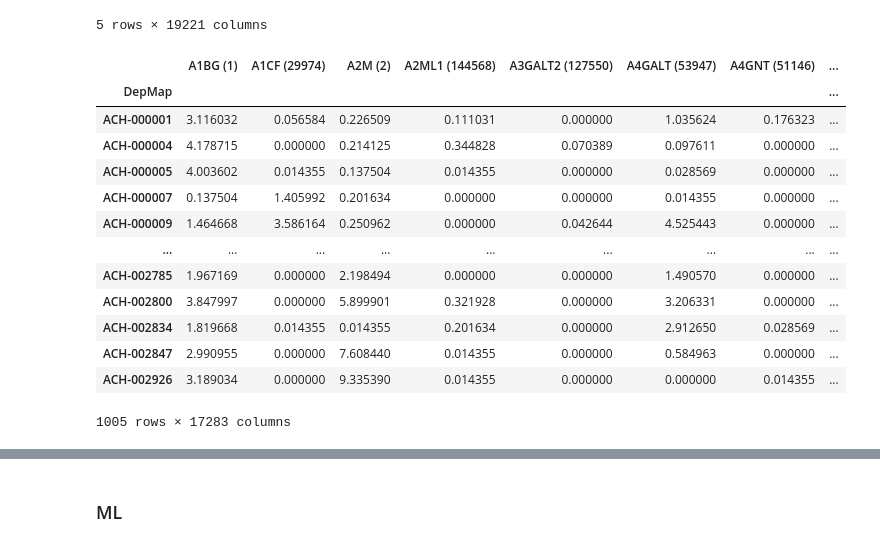
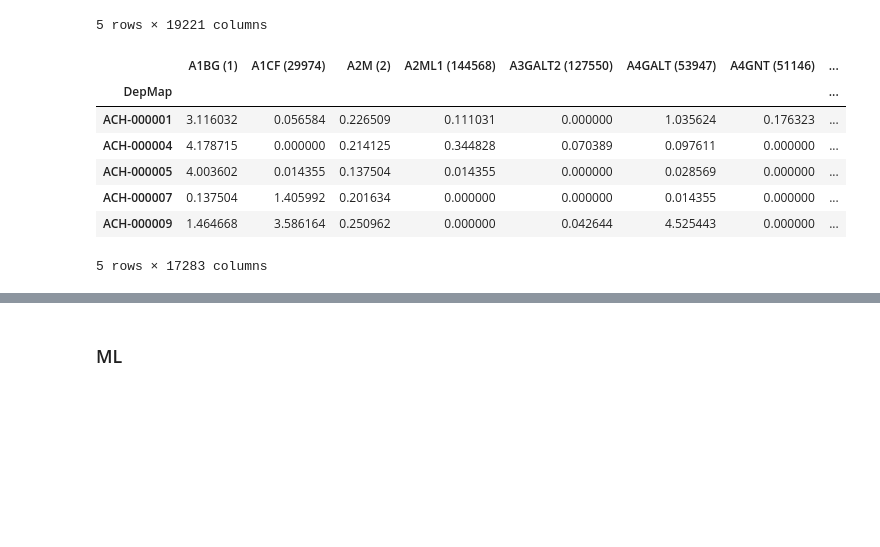
Before and after one commit to MatDagommer/crispr-genomics, a Jupyter notebook: data exploring.ipynb, the cells around one changed output, grey strips where cells are left out. Saved outputs shown, nothing was run; the diff lists cells and outputs as text; code cells hidden in the pictures; blank space fills up the shorter version.

```diff
--- a/data exploring.ipynb
+++ b/data exploring.ipynb
@@ -202,19 +211,13 @@ rows = intersection(rows1, rows2)
 gene_expression = gene_expression.reindex(index = sorted(rows))
 gene_effect = gene_effect.reindex(index = sorted(rows))
 # %%
-gene_expression
+gene_expression.head()
 # %% [output]
 |  | A1BG (1) | A1CF (29974) | A2M (2) | A2ML1 (144568) | A3GALT2 (127550) | A4GALT (53947) | A4GNT (51146) | ... |
 | DepMap |  |  |  |  |  |  |  | ... |
 | ACH-000001 | 3.116032 | 0.056584 | 0.226509 | 0.111031 | 0.000000 | 1.035624 | 0.176323 | ... |
 | ACH-000004 | 4.178715 | 0.000000 | 0.214125 | 0.344828 | 0.070389 | 0.097611 | 0.000000 | ... |
 | ACH-000005 | 4.003602 | 0.014355 | 0.137504 | 0.014355 | 0.000000 | 0.028569 | 0.000000 | ... |
 | ACH-000007 | 0.137504 | 1.405992 | 0.201634 | 0.000000 | 0.000000 | 0.014355 | 0.000000 | ... |
 | ACH-000009 | 1.464668 | 3.586164 | 0.250962 | 0.000000 | 0.042644 | 4.525443 | 0.000000 | ... |
-| ... | ... | ... | ... | ... | ... | ... | ... | ... |
-| ACH-002785 | 1.967169 | 0.000000 | 2.198494 | 0.000000 | 0.000000 | 1.490570 | 0.000000 | ... |
-| ACH-002800 | 3.847997 | 0.000000 | 5.899901 | 0.321928 | 0.000000 | 3.206331 | 0.000000 | ... |
-| ACH-002834 | 1.819668 | 0.014355 | 0.014355 | 0.201634 | 0.000000 | 2.912650 | 0.028569 | ... |
-| ACH-002847 | 2.990955 | 0.000000 | 7.608440 | 0.014355 | 0.000000 | 0.584963 | 0.000000 | ... |
-| ACH-002926 | 3.189034 | 0.000000 | 9.335390 | 0.014355 | 0.000000 | 0.000000 | 0.014355 | ... |
-1005 rows × 17283 columns
+5 rows × 17283 columns
```
Also changed, not shown: parts of 20 cells of this notebook.
